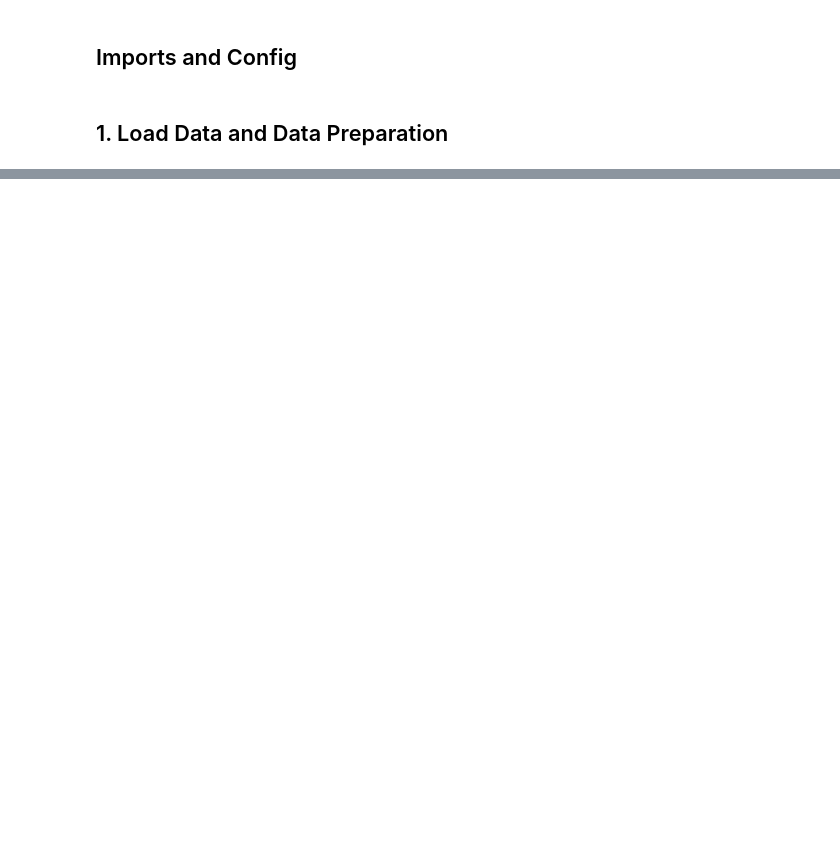
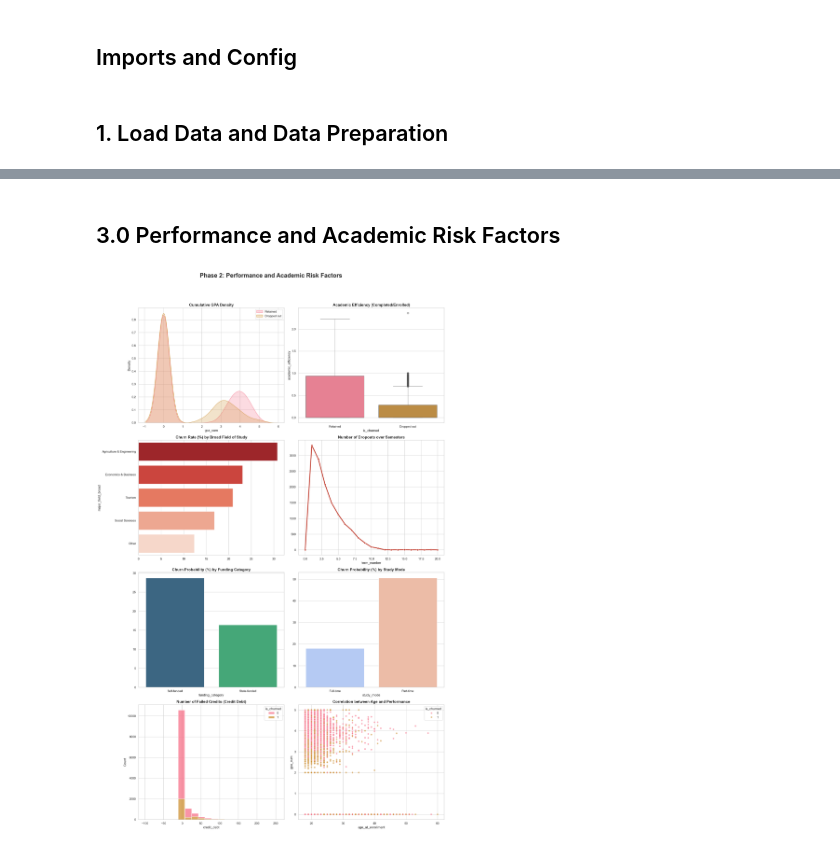
Before and after one commit to erikvidadev/winner-or-quitter, a Jupyter notebook: notebooks/eda.ipynb, the cells around one changed output, grey strips where cells are left out. Saved outputs shown, nothing was run; the diff lists cells and outputs as text; code cells hidden in the pictures; blank space fills up the shorter version.

Commit message:
eda done

```diff
--- a/notebooks/eda.ipynb
+++ b/notebooks/eda.ipynb
@@ -220,0 +122,44 @@ Part-time               51.43         43.37
+# %% [markdown]
+## 3.0 Performance and Academic Risk Factors
+# %%
+fig, axes = plt.subplots(4, 2, figsize=(18, 30))
+fig.suptitle('Phase 2: Performance and Academic Risk Factors', fontsize=22, fontweight='bold', y=0.98)
+binary_palette = palette[:2] if 'palette' in locals() else ['#2ecc71', '#e74c3c']
+
+sns.kdeplot(data=df_students[df_students['is_churned'] == 0], x='gpa_cum', fill=True, ax=axes[0, 0], color=binary_palette[0], label='Retained')
+sns.kdeplot(data=df_students[df_students['is_churned'] == 1], x='gpa_cum', fill=True, ax=axes[0, 0], color=binary_palette[1], label='Dropped out')
+axes[0, 0].set_title('Cumulative GPA Density', fontsize=14, fontweight='bold')
+axes[0, 0].legend()
+
+sns.boxplot(data=df_students, x='is_churned', y='academic_efficiency', hue='is_churned', ax=axes[0, 1], palette=binary_palette, legend=False)
+axes[0, 1].set_title('Academic Efficiency (Completed/Enrolled)', fontsize=14, fontweight='bold')
+axes[0, 1].set_xticks([0, 1])
+axes[0, 1].set_xticklabels(['Retained', 'Dropped out'])
+
+major_churn_val = df_students.groupby('major_field_broad')['is_churned'].mean().sort_values(ascending=False) * 100
+sns.barplot(x=major_churn_val.values, y=major_churn_val.index, hue=major_churn_val.index, ax=axes[1, 0], palette='Reds_r', legend=False)
+axes[1, 0].set_title('Churn Rate (%) by Broad Field of Study', fontsize=14, fontweight='bold')
+
+churn_per_term = df[df['status_at_record'].isin(['Deleted', 'Inactive'])].groupby('term_number').size()
+sns.lineplot(x=churn_per_term.index, y=churn_per_term.values, marker='o', ax=axes[1, 1], color='#c0392b', linewidth=3)
+axes[1, 1].set_title('Number of Dropouts over Semesters', fontsize=14, fontweight='bold')
+
+funding_churn = df_students.groupby('funding_category')['is_churned'].mean() * 100
+sns.barplot(x=funding_churn.index, y=funding_churn.values, hue=funding_churn.index, ax=axes[2, 0], palette='viridis', legend=False)
+axes[2, 0].set_title('Churn Probability (%) by Funding Category', fontsize=14, fontweight='bold')
+
+mode_churn = df_students.groupby('study_mode')['is_churned'].mean() * 100
+sns.barplot(x=mode_churn.index, y=mode_churn.values, hue=mode_churn.index, ax=axes[2, 1], palette='coolwarm', legend=False)
+axes[2, 1].set_title('Churn Probability (%) by Study Mode', fontsize=14, fontweight='bold')
+
+df_students['credit_debt'] = df_students['credits_taken_cum'] - df_students['credits_done_cum']
+sns.histplot(data=df_students, x='credit_debt', hue='is_churned', bins=20, multiple="stack", ax=axes[3, 0], palette=binary_palette)
+axes[3, 0].set_title('Number of Failed Credits (Credit Debt)', fontsize=14, fontweight='bold')
+
+sns.scatterplot(data=df_students, x='age_at_enrollment', y='gpa_cum', hue='is_churned', alpha=0.6, ax=axes[3, 1], palette=binary_palette)
+axes[3, 1].set_title('Correlation between Age and Performance', fontsize=14, fontweight='bold')
+
+plt.tight_layout(rect=[0, 0.03, 1, 0.95])
+plt.show()
+# %% [output]
+[figure, added]
```
Also changed, not shown: parts of 18 cells of this notebook.
